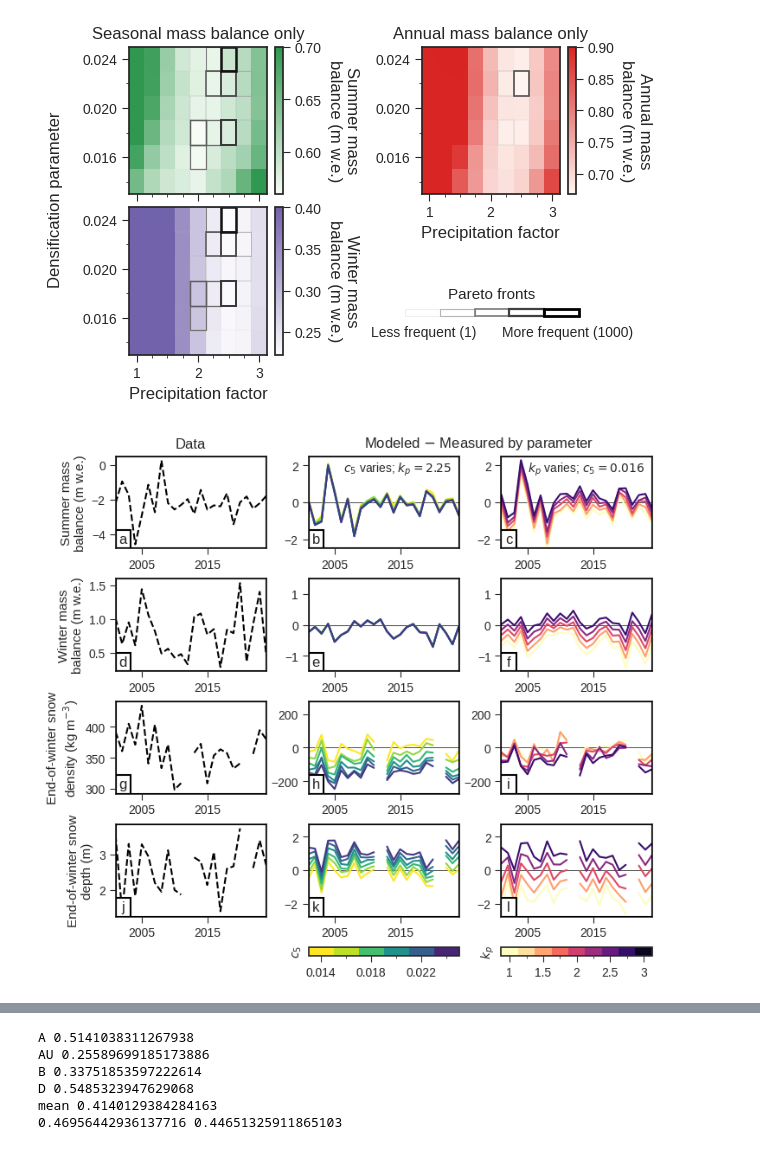
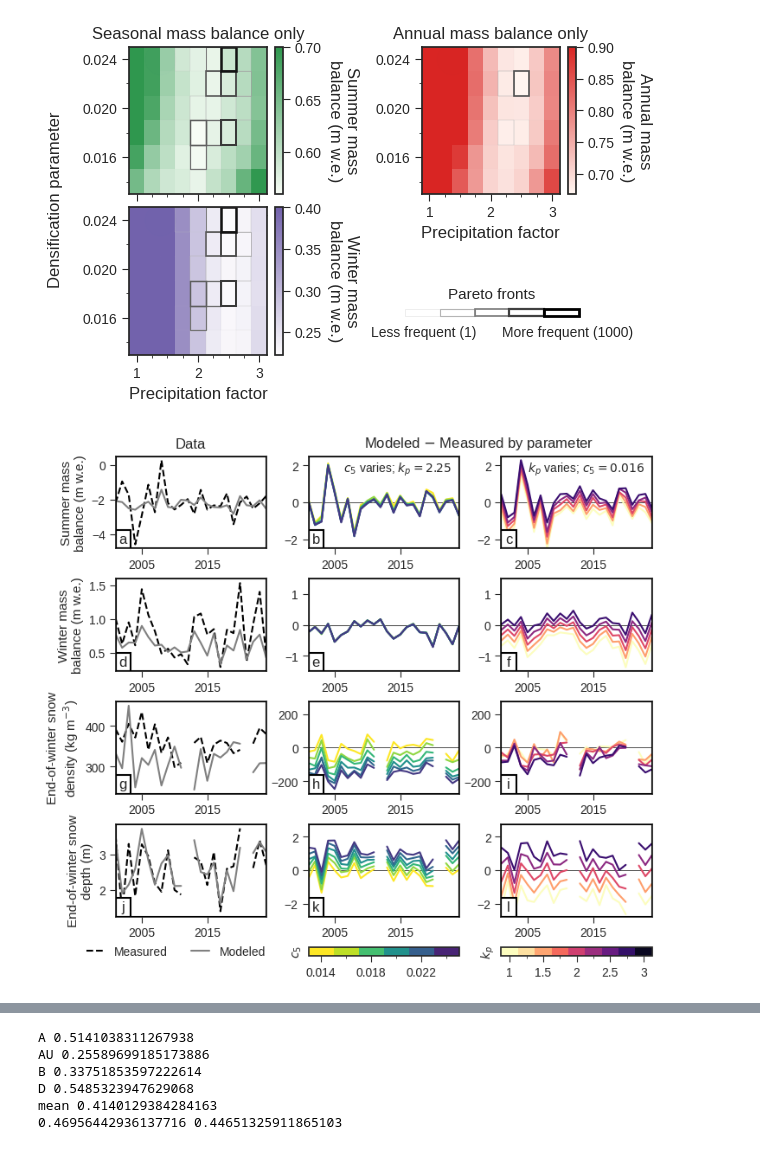
Before and after one commit to clairevwilson/PEBSI, a Jupyter notebook: figs_results.ipynb, the cells around one changed output, grey strips where cells are left out. Drawn from its saved outputs; the diff is of its cells as text; code cells hidden in the pictures.

```diff
--- a/figs_results.ipynb
+++ b/figs_results.ipynb
@@ -195,9 +206,9 @@ hard coded max frequency
 [figure]
 # %%
 # ===== TRADEOFFS TIMESERIES=====
-gsplot.plot_difference_by_param(best, result_dict, plot_vars=error_list, savefig=True)
+gsplot.plot_difference_by_param(best, result_dict, plot_vars=error_list, savefig=True, include_best=True)
 # %% [output]
-[figure, old version]
+[figure, new version]
 # %%
 # ===== PLOT 2024 PARETO FRONT VALIDATION =====
 gsplot.plot_pareto_2024(all_pareto_flat, result_dict, frequency_dict, best, savefig=True)
```
Also changed, not shown: parts of 11 cells of this notebook, 7 other files.
